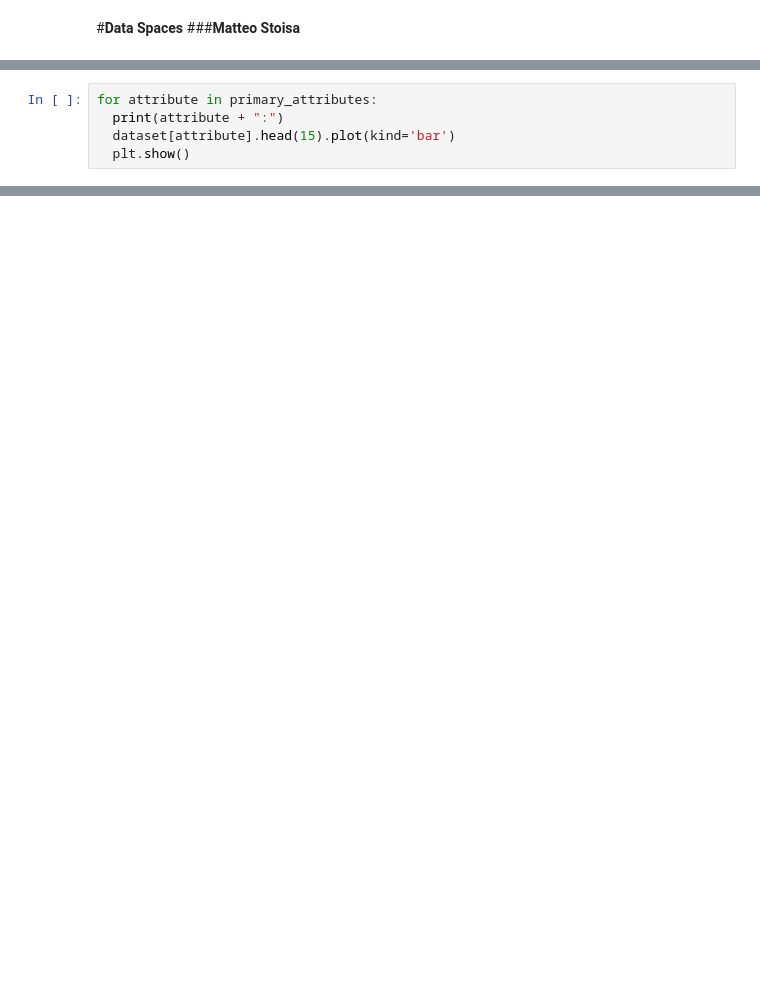
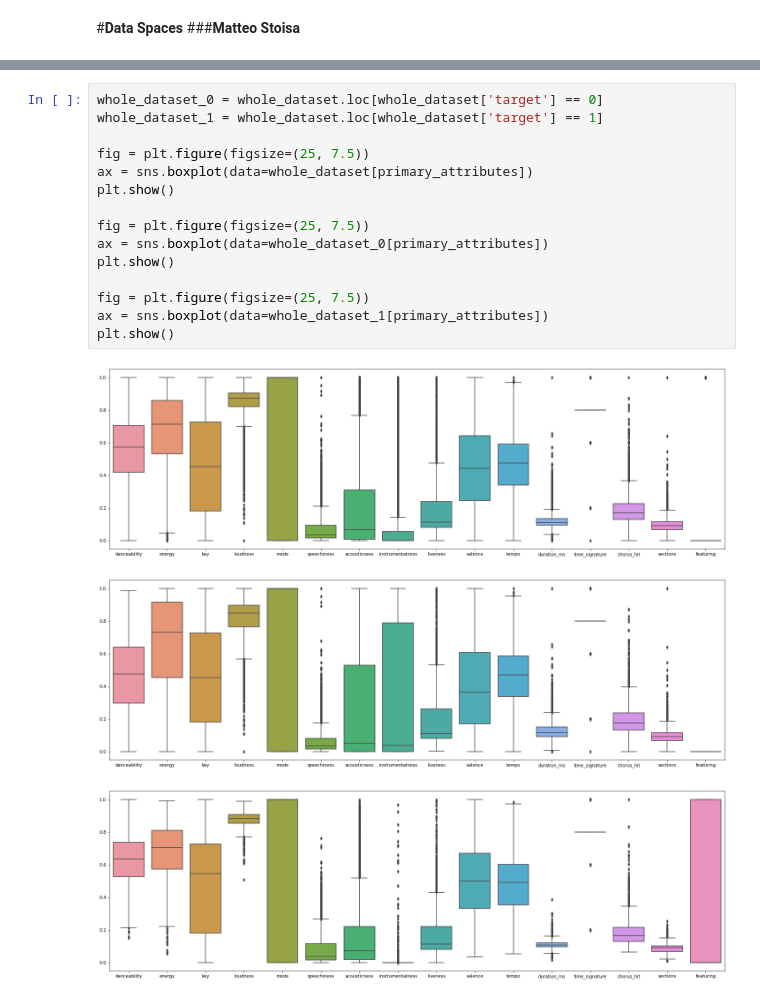
Before and after one commit to MatteoStoisa/DataSpaces_project, a Jupyter notebook: projectDataSpacesMatteoStoisa_the_spotify_hit_predictor_dataset_dataset_of_10s.ipynb, the cells around one changed output, grey strips where cells are left out. Cells and saved outputs as stored; diff of their text form; blank space fills up the shorter version.

```diff
--- a/projectDataSpacesMatteoStoisa_the_spotify_hit_predictor_dataset_dataset_of_10s.ipynb
+++ b/projectDataSpacesMatteoStoisa_the_spotify_hit_predictor_dataset_dataset_of_10s.ipynb
@@ -105,5 +3,0 @@ dataset secondario:
-# %%
-for attribute in primary_attributes:
-  print(attribute + ":")
-  dataset[attribute].head(15).plot(kind='bar')
-  plt.show()
@@ -186,0 +168,19 @@ CLASSIFICAZIONE
+# %%
+whole_dataset_0 = whole_dataset.loc[whole_dataset['target'] == 0]
+whole_dataset_1 = whole_dataset.loc[whole_dataset['target'] == 1]
+
+fig = plt.figure(figsize=(25, 7.5))
+ax = sns.boxplot(data=whole_dataset[primary_attributes])
+plt.show()
+
+fig = plt.figure(figsize=(25, 7.5))
+ax = sns.boxplot(data=whole_dataset_0[primary_attributes])
+plt.show()
+
+fig = plt.figure(figsize=(25, 7.5))
+ax = sns.boxplot(data=whole_dataset_1[primary_attributes])
+plt.show()
+# %% [output]
+[figure, added]
+[figure, added]
+[figure, added]
```
Also changed, not shown: parts of 51 cells of this notebook.
